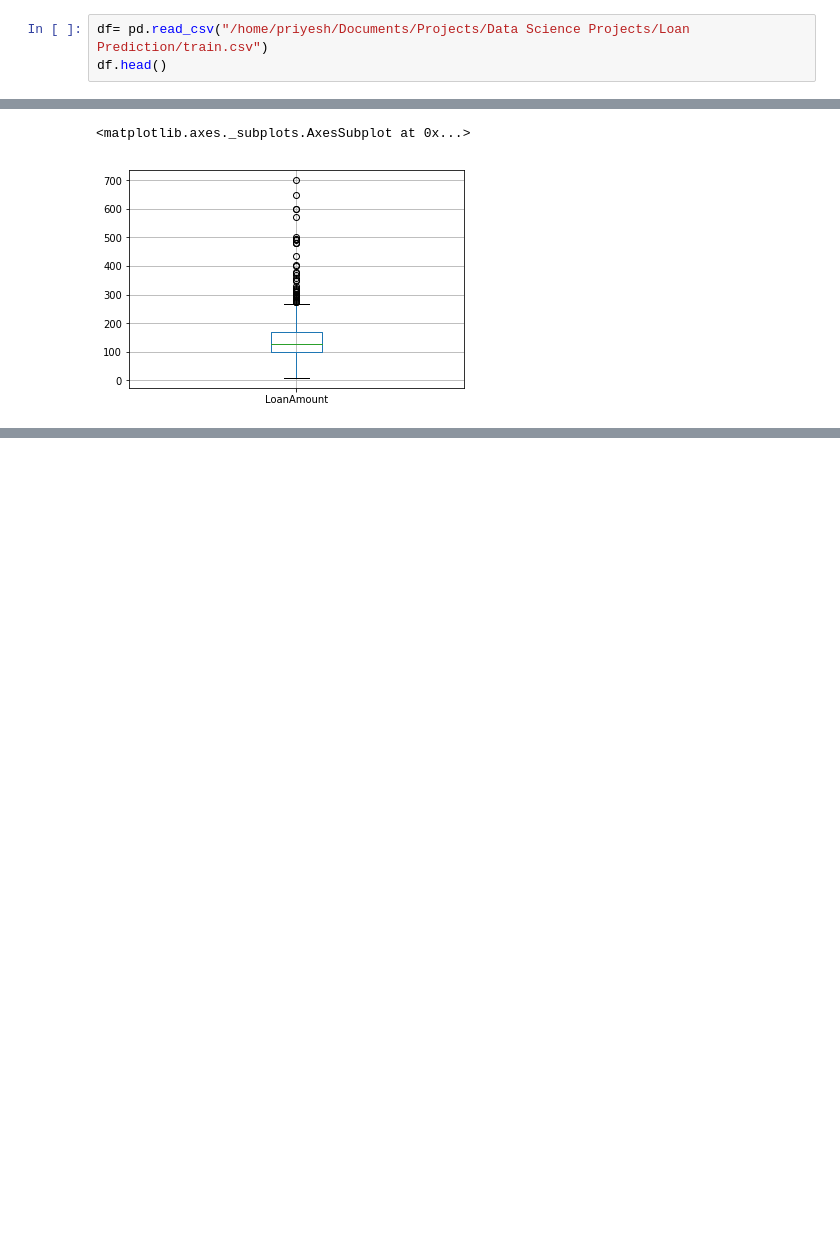
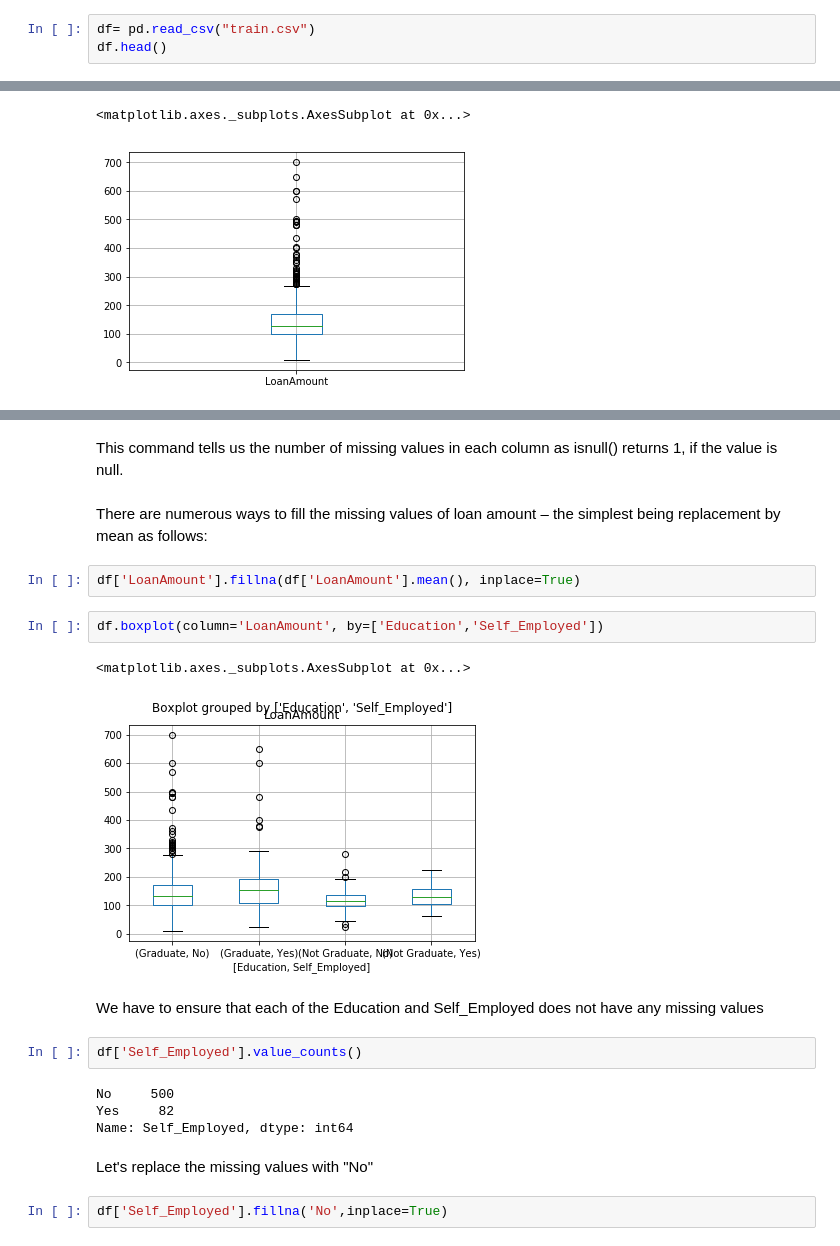
Before and after one commit to PRIYESHPES/DataScience-Loan-Prediction, a Jupyter notebook: Loan Prediction.ipynb, the cells around one changed output, grey strips where cells are left out. Drawn from its saved outputs; the diff is of its cells as text; blank space fills up the shorter version.

Commit message:
Updated Loan Prediction, Data Munging completed

```diff
--- a/Loan Prediction.ipynb
+++ b/Loan Prediction.ipynb
@@ -10,7 +10,7 @@ import matplotlib as plt
 # %% [markdown]
 Reading the dataset in dataframe using Pandas
 # %%
-df= pd.read_csv("/home/priyesh/Documents/Projects/Data Science Projects/Loan Prediction/train.csv")
+df= pd.read_csv("train.csv")
 df.head()
 # %% [output]
 |  | Loan_ID | Gender | Married | Dependents | Education | Self_Employed | ApplicantIncome | CoapplicantIncome | ... |
@@ -101,0 +134,23 @@ df.boxplot(column='LoanAmount')
+# %% [markdown]
+This command tells us the number of missing values in each column as isnull() returns 1, if the value is null.
+# %% [markdown]
+There are numerous ways to fill the missing values of loan amount – the simplest being replacement by mean as follows:
+# %%
+df['LoanAmount'].fillna(df['LoanAmount'].mean(), inplace=True)
+# %%
+df.boxplot(column='LoanAmount', by=['Education','Self_Employed'])
+# %% [output]
+<matplotlib.axes._subplots.AxesSubplot at 0x...>
+[figure, added]
+# %% [markdown]
+We have to ensure that each of the Education and Self_Employed does not have any missing values
+# %%
+df['Self_Employed'].value_counts()
+# %% [output]
+No     500
+Yes     82
+Name: Self_Employed, dtype: int64
+# %% [markdown]
+Let's replace the missing values with "No"
+# %%
+df['Self_Employed'].fillna('No',inplace=True)
```
Also changed, not shown: parts of 15 cells of this notebook.
